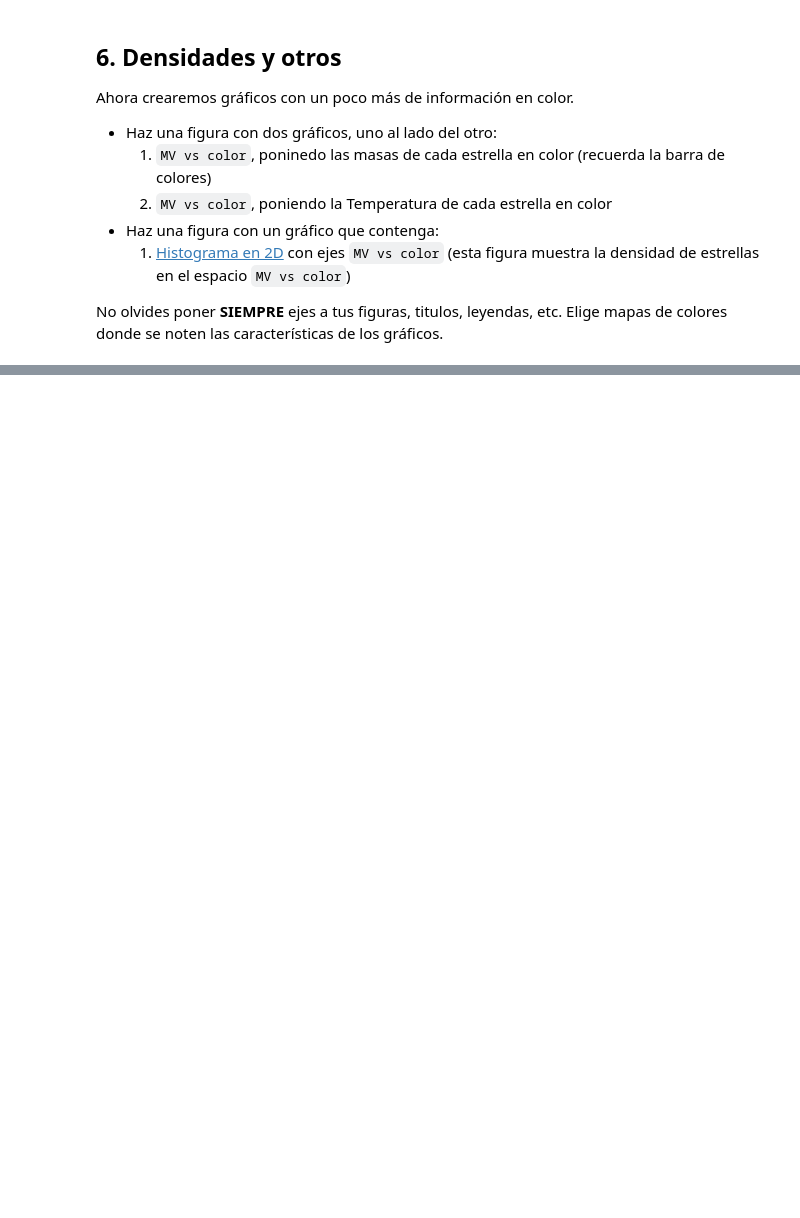
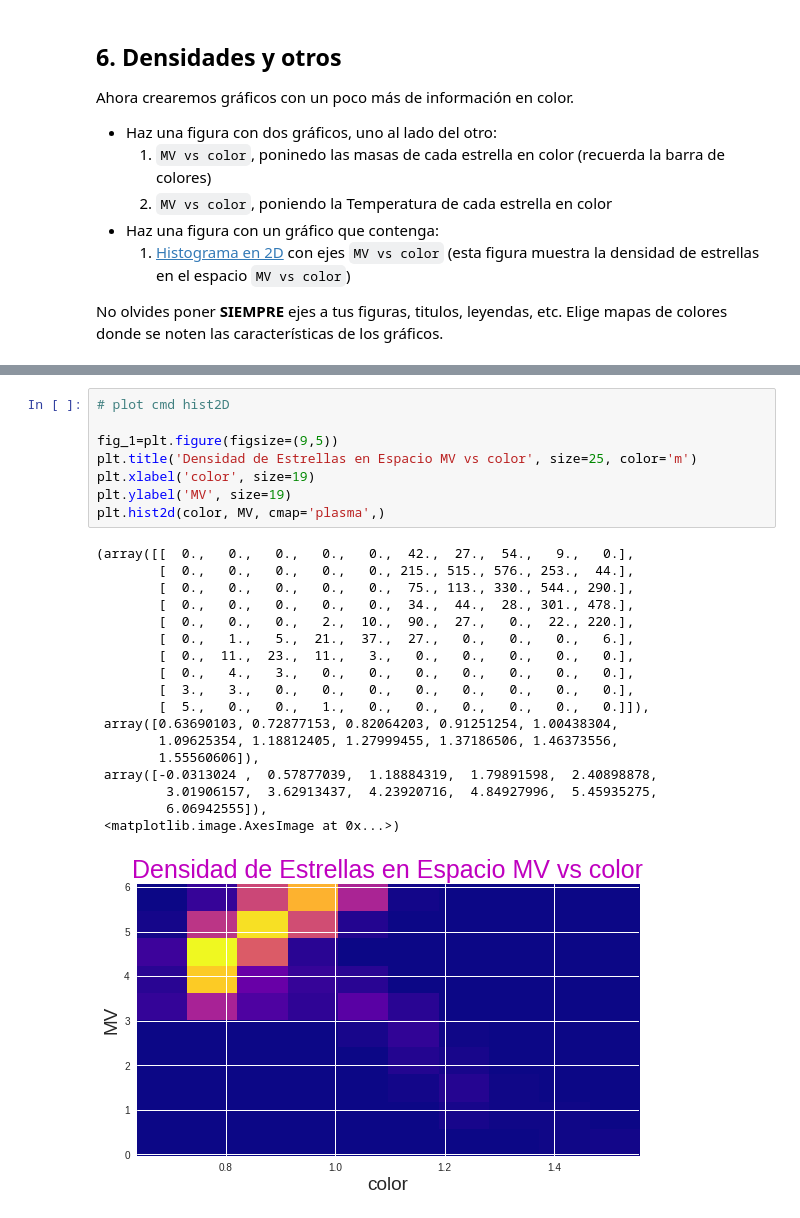
Before and after one commit to PaulaBDS/minitarea2, a Jupyter notebook: minitarea2.ipynb, the cells around one changed output, grey strips where cells are left out. Saved outputs shown, nothing was run; the diff lists cells and outputs as text; blank space fills up the shorter version.

```diff
--- a/minitarea2.ipynb
+++ b/minitarea2.ipynb
@@ -233,0 +263,27 @@ No olvides poner **SIEMPRE** ejes a tus figuras, titulos, leyendas, etc. Elige m
+# %%
+# plot cmd hist2D
+
+fig_1=plt.figure(figsize=(9,5))
+plt.title('Densidad de Estrellas en Espacio MV vs color', size=25, color='m')
+plt.xlabel('color', size=19)
+plt.ylabel('MV', size=19)
+plt.hist2d(color, MV, cmap='plasma',)
+# %% [output]
+(array([[  0.,   0.,   0.,   0.,   0.,  42.,  27.,  54.,   9.,   0.],
+        [  0.,   0.,   0.,   0.,   0., 215., 515., 576., 253.,  44.],
+        [  0.,   0.,   0.,   0.,   0.,  75., 113., 330., 544., 290.],
+        [  0.,   0.,   0.,   0.,   0.,  34.,  44.,  28., 301., 478.],
+        [  0.,   0.,   0.,   2.,  10.,  90.,  27.,   0.,  22., 220.],
+        [  0.,   1.,   5.,  21.,  37.,  27.,   0.,   0.,   0.,   6.],
+        [  0.,  11.,  23.,  11.,   3.,   0.,   0.,   0.,   0.,   0.],
+        [  0.,   4.,   3.,   0.,   0.,   0.,   0.,   0.,   0.,   0.],
+        [  3.,   3.,   0.,   0.,   0.,   0.,   0.,   0.,   0.,   0.],
+        [  5.,   0.,   0.,   1.,   0.,   0.,   0.,   0.,   0.,   0.]]),
+ array([0.63690103, 0.72877153, 0.82064203, 0.91251254, 1.00438304,
+        1.09625354, 1.18812405, 1.27999455, 1.37186506, 1.46373556,
+        1.55560606]),
+ array([-0.0313024 ,  0.57877039,  1.18884319,  1.79891598,  2.40898878,
+         3.01906157,  3.62913437,  4.23920716,  4.84927996,  5.45935275,
+         6.06942555]),
+ <matplotlib.image.AxesImage at 0x...>)
+[figure, added]
```
Also changed, not shown: parts of 7 cells of this notebook.
